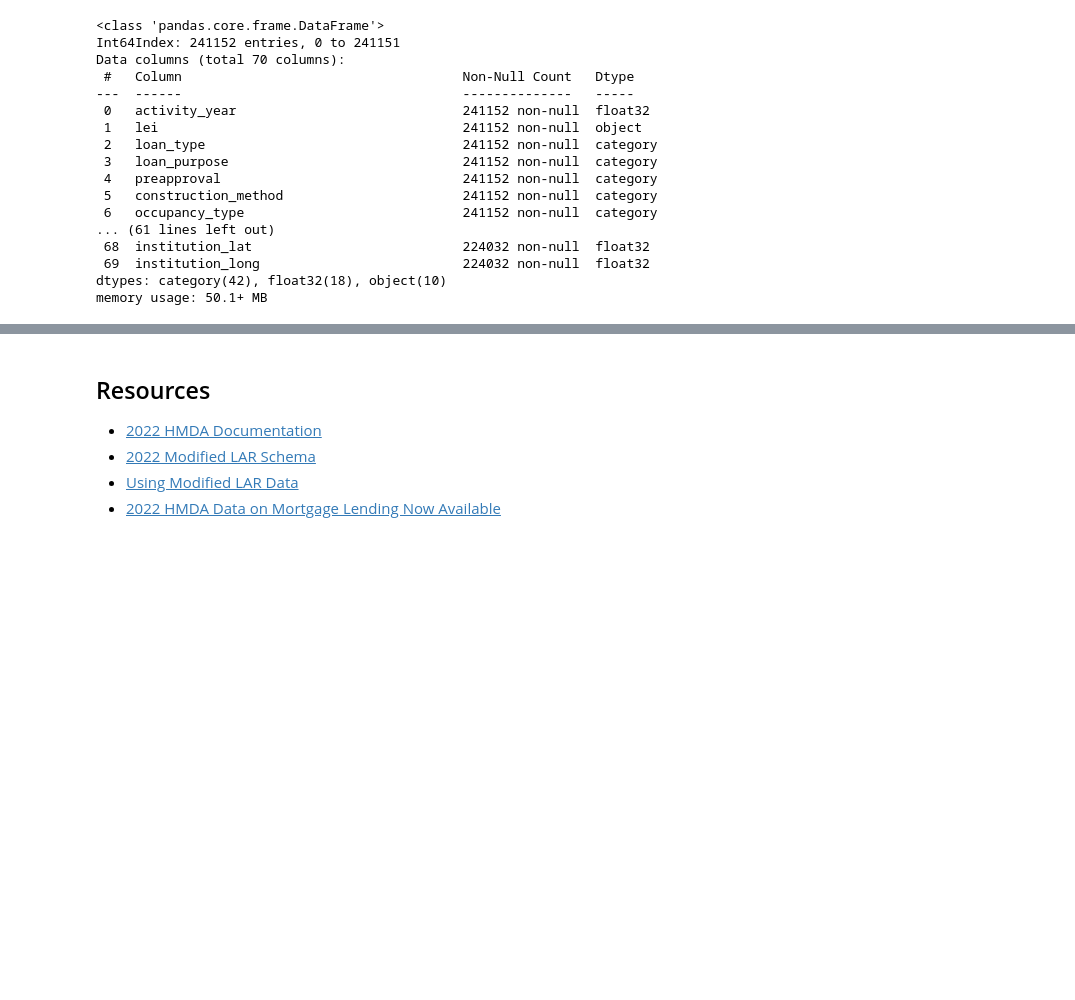
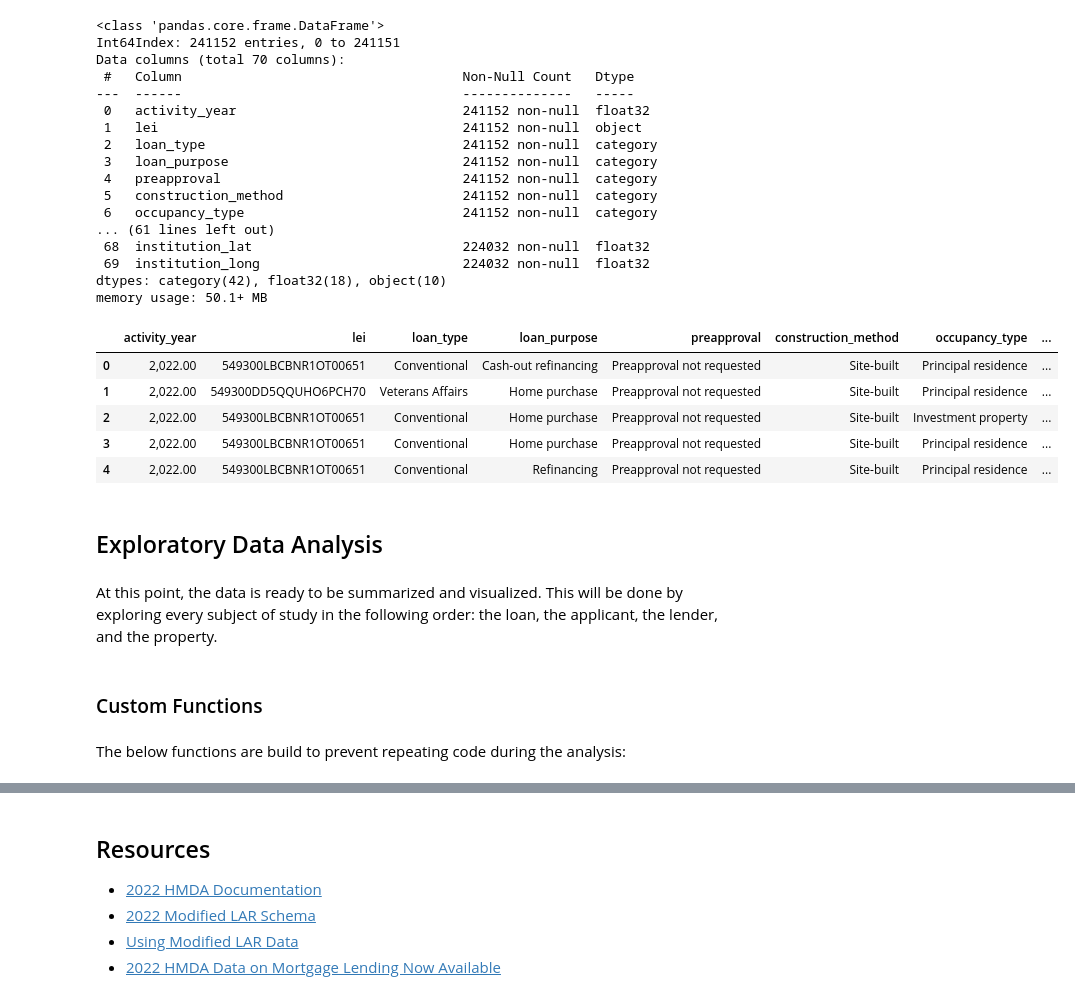
Before and after one commit to mandelbrojt/hmda-eda, a Jupyter notebook: hmda_lar_eda.ipynb, the cells around one changed output, grey strips where cells are left out. Cells and saved outputs as stored; diff of their text form; code cells hidden in the pictures; blank space fills up the shorter version.

Commit message:
Renamed notebook headers. Finished data wrangling section

```diff
--- a/hmda_lar_eda.ipynb
+++ b/hmda_lar_eda.ipynb
@@ -229,0 +231,6 @@ lar = lar.merge(right=gaz_zips, how="left")
+# %%
+# Set the maximum number of columns to the total number of columns in the data
+pd.options.display.max_columns = lar.shape[1]
+
+# Set the float format to be represented with commas per thousand and avoid scientific notation
+pd.options.display.float_format = lambda x: '{:,.2f}'.format(x) if abs(x) < 1000000 else '{:,.0f}'.format(x)
@@ -247,3 +302,20 @@ Data columns (total 70 columns):
  69  institution_long                          224032 non-null  float32
 dtypes: category(42), float32(18), object(10)
 memory usage: 50.1+ MB
+# %%
+lar.head(5)
+# %% [output]
+|  | activity_year | lei | loan_type | loan_purpose | preapproval | construction_method | occupancy_type | ... |
+| 0 | 2,022.00 | 549300LBCBNR1OT00651 | Conventional | Cash-out refinancing | Preapproval not requested | Site-built | Principal residence | ... |
+| 1 | 2,022.00 | 549300DD5QQUHO6PCH70 | Veterans Affairs | Home purchase | Preapproval not requested | Site-built | Principal residence | ... |
+| 2 | 2,022.00 | 549300LBCBNR1OT00651 | Conventional | Home purchase | Preapproval not requested | Site-built | Investment property | ... |
+| 3 | 2,022.00 | 549300LBCBNR1OT00651 | Conventional | Home purchase | Preapproval not requested | Site-built | Principal residence | ... |
+| 4 | 2,022.00 | 549300LBCBNR1OT00651 | Conventional | Refinancing | Preapproval not requested | Site-built | Principal residence | ... |
+# %% [markdown]
+## Exploratory Data Analysis
+# %% [markdown]
+At this point, the data is ready to be summarized and visualized. This will be done by exploring every subject of study in the following order: the loan, the applicant, the lender, and the property.
+# %% [markdown]
+### Custom Functions
+# %% [markdown]
+The below functions are build to prevent repeating code during the analysis:
```
Also changed, not shown: parts of 17 cells of this notebook.
